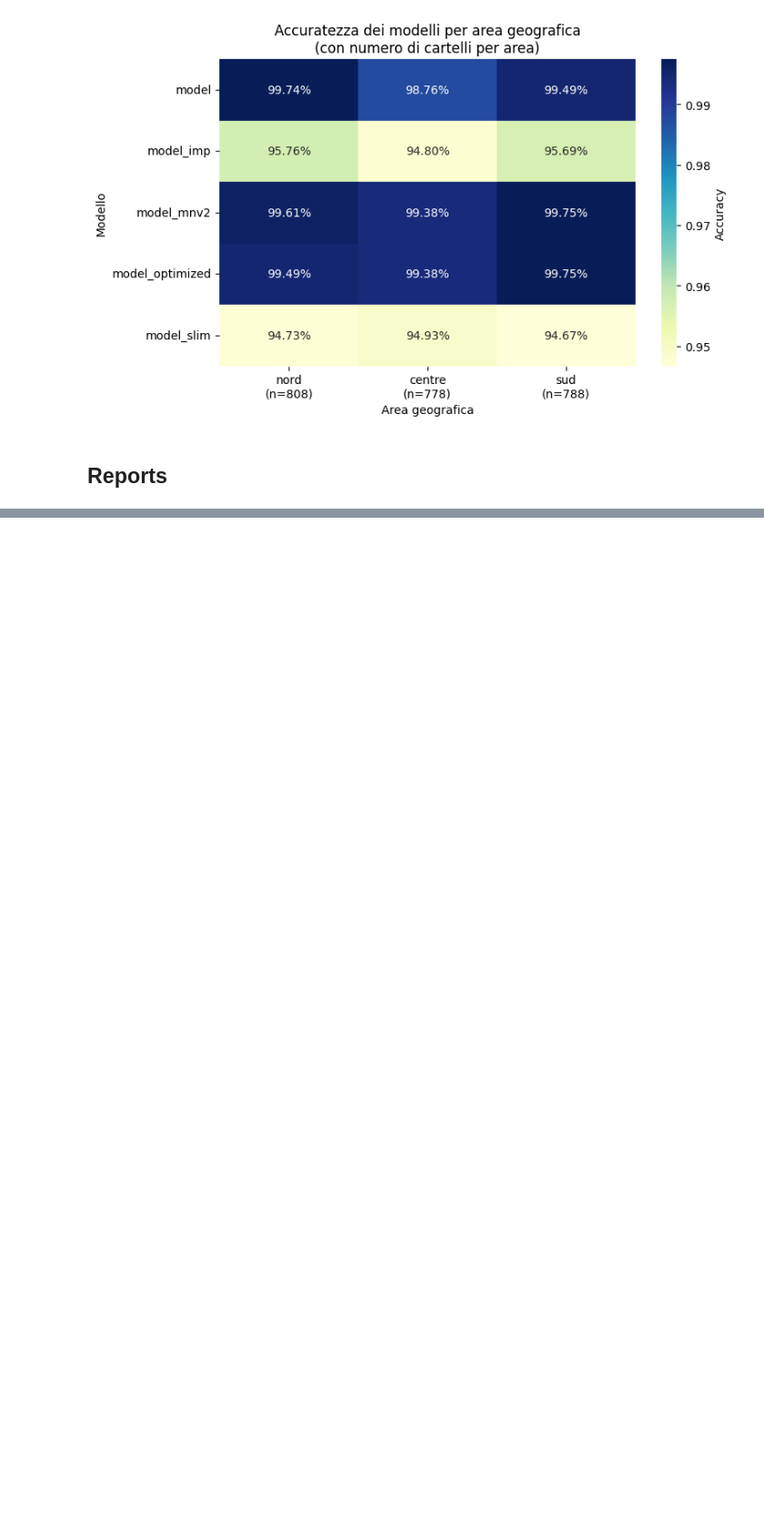
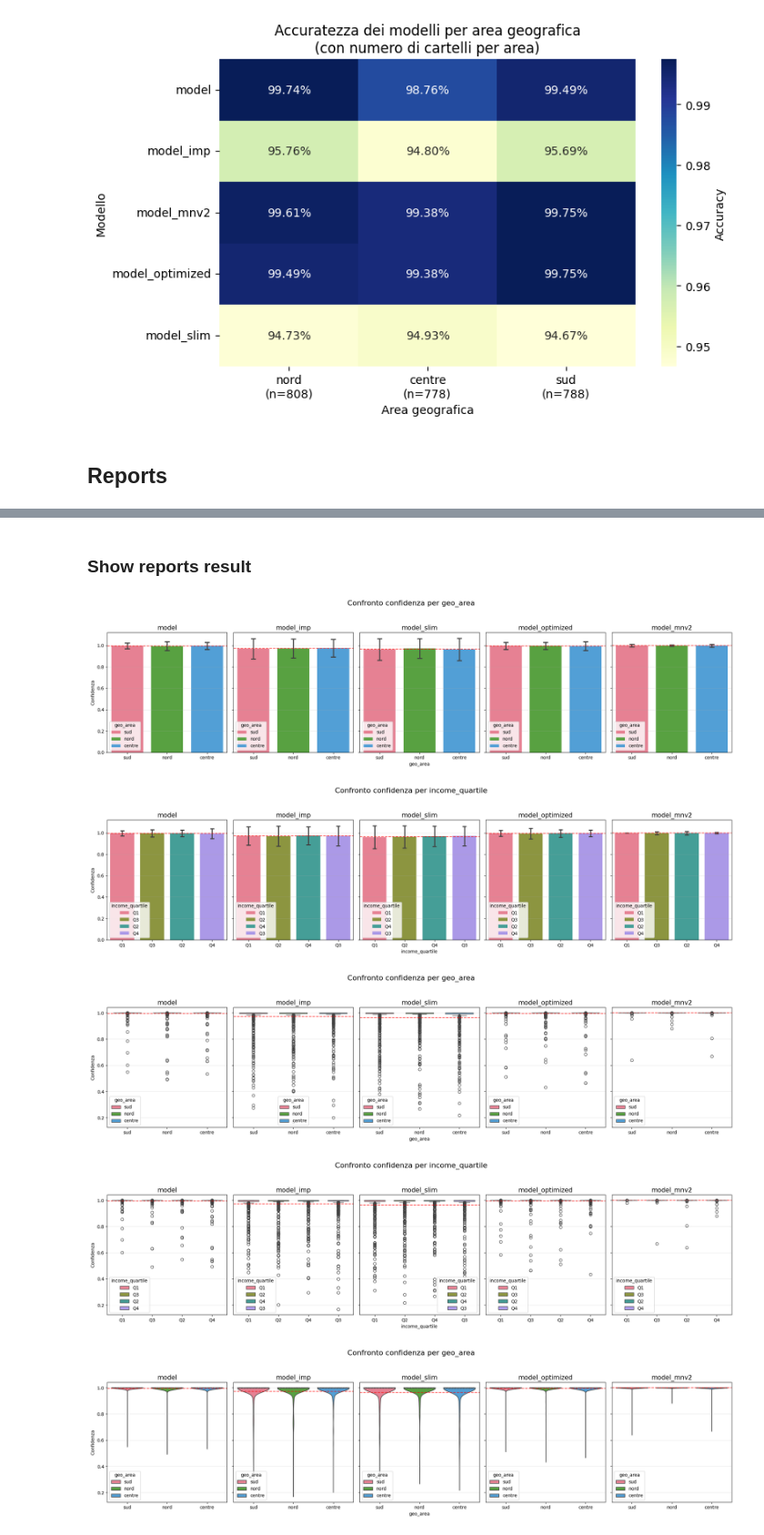
Before and after one commit to ares-17/ItalianSignNet, a Jupyter notebook: src/models/notebook.ipynb, the cells around one changed output, grey strips where cells are left out. Shown at 91% size. Saved outputs shown, nothing was run; the diff lists cells and outputs as text; code cells hidden in the pictures; blank space fills up the shorter version.

Commit message:
perfezionata rappresentazione grafica dei reports

```diff
--- a/src/models/notebook.ipynb
+++ b/src/models/notebook.ipynb
@@ -1292,0 +1244,2 @@ Passing `palette` without assigning `hue` is deprecated and will be removed in v
+# %%
+geo_results, income_results, all_correct_df = analyze_models(models_info)
@@ -1292,0 +1252,2 @@ Passing `palette` without assigning `hue` is deprecated and will be removed in v
+# %% [markdown]
+### Show reports result
@@ -1292,0 +1353,15 @@ Passing `palette` without assigning `hue` is deprecated and will be removed in v
+# %%
+plot_models_comparison_grid(all_correct_df, 'geo_area', plot_type='bar')
+plot_models_comparison_grid(all_correct_df, 'income_quartile', plot_type='bar')
+
+plot_models_comparison_grid(all_correct_df, 'geo_area', plot_type='box')
+plot_models_comparison_grid(all_correct_df, 'income_quartile', plot_type='box')
+
+plot_models_comparison_grid(all_correct_df, 'geo_area', plot_type='violin')
+plot_models_comparison_grid(all_correct_df, 'income_quartile', plot_type='violin')
+# %% [output]
+[figure, added]
+[figure, added]
+[figure, added]
+[figure, added]
+[figure, added]
```
Also changed, not shown: parts of 22 cells of this notebook.
